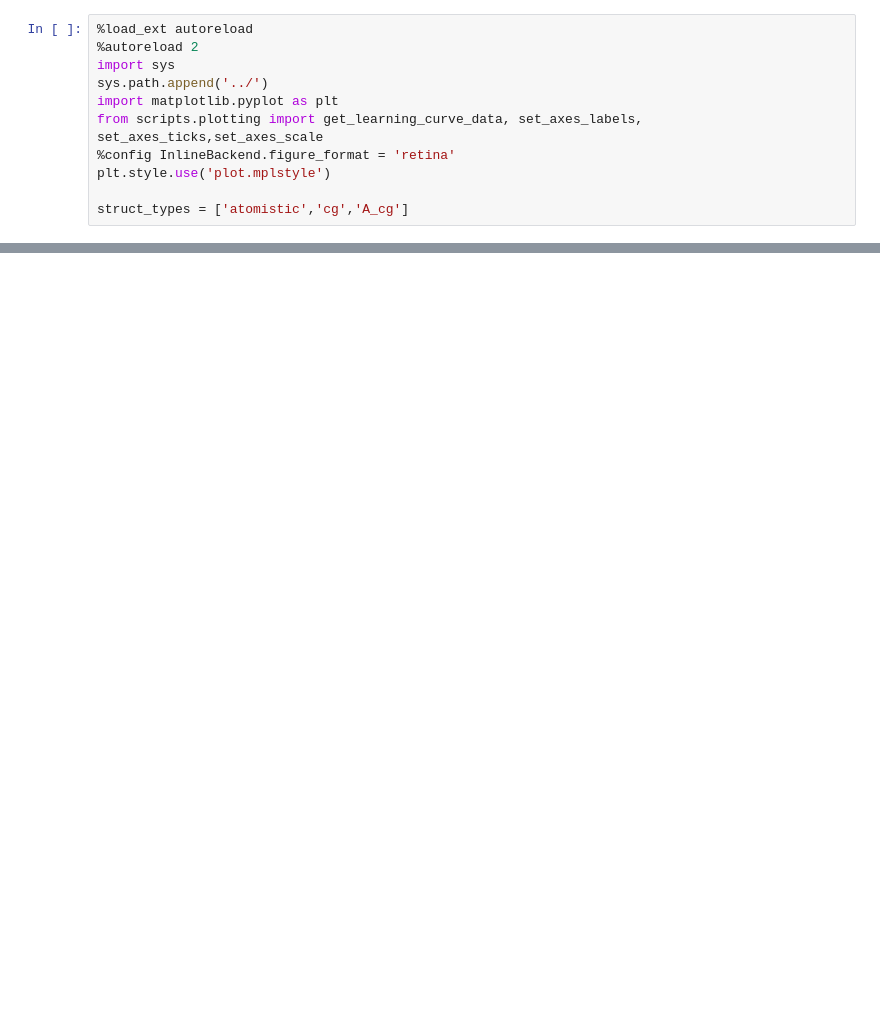
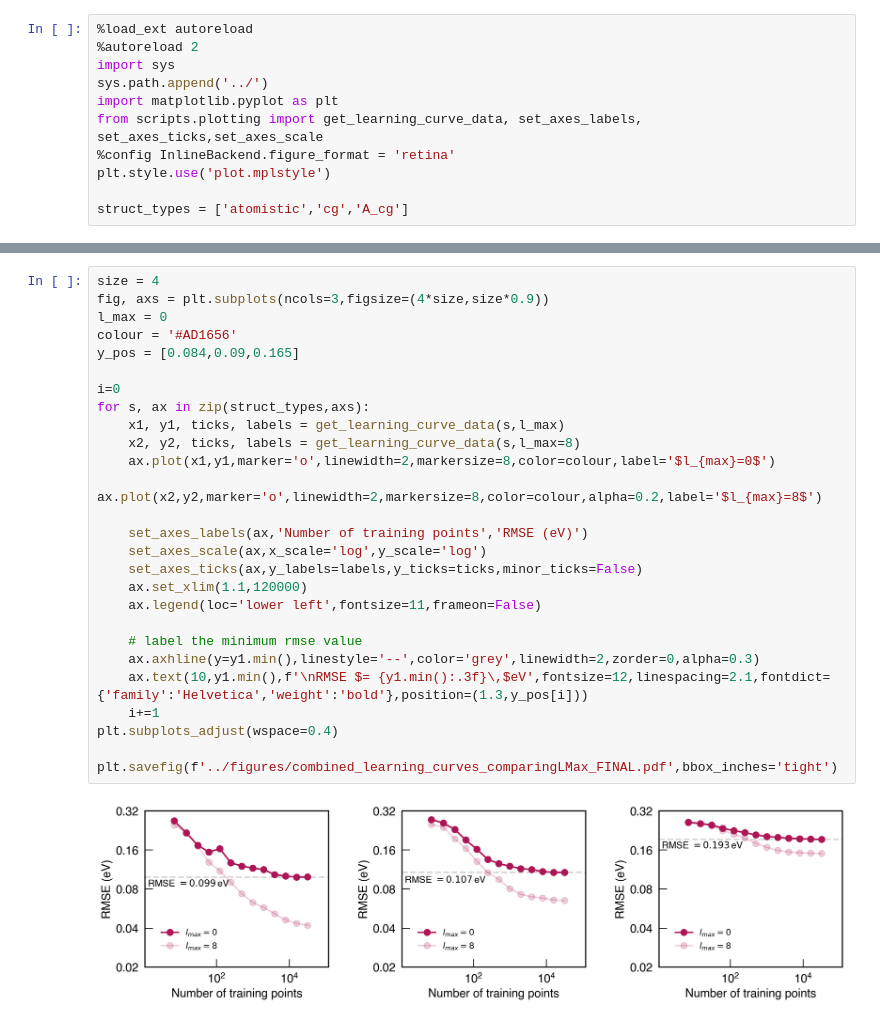
Before and after one commit to ZoeFaureBeaulieu/cg-gpr, a Jupyter notebook: notebooks/learning_curve_plot.ipynb, the cells around one changed output, grey strips where cells are left out. Drawn from its saved outputs; the diff is of its cells as text; blank space fills up the shorter version.

```diff
--- a/notebooks/learning_curve_plot.ipynb
+++ b/notebooks/learning_curve_plot.ipynb
@@ -35,0 +36,29 @@ plt.subplots_adjust(wspace=0.4)
+# %%
+size = 4
+fig, axs = plt.subplots(ncols=3,figsize=(4*size,size*0.9))
+l_max = 0
+colour = '#AD1656'
+y_pos = [0.084,0.09,0.165]
+
+i=0
+for s, ax in zip(struct_types,axs):
+    x1, y1, ticks, labels = get_learning_curve_data(s,l_max)
+    x2, y2, ticks, labels = get_learning_curve_data(s,l_max=8)
+    ax.plot(x1,y1,marker='o',linewidth=2,markersize=8,color=colour,label='$l_{max}=0$')
+    ax.plot(x2,y2,marker='o',linewidth=2,markersize=8,color=colour,alpha=0.2,label='$l_{max}=8$')
+
+    set_axes_labels(ax,'Number of training points','RMSE (eV)')
+    set_axes_scale(ax,x_scale='log',y_scale='log')
+    set_axes_ticks(ax,y_labels=labels,y_ticks=ticks,minor_ticks=False)
+    ax.set_xlim(1.1,120000)
+    ax.legend(loc='lower left',fontsize=11,frameon=False)
+
+    # label the minimum rmse value
+    ax.axhline(y=y1.min(),linestyle='--',color='grey',linewidth=2,zorder=0,alpha=0.3)
+    ax.text(10,y1.min(),f'\nRMSE $= {y1.min():.3f}\,$eV',fontsize=12,linespacing=2.1,fontdict={'family':'Helvetica','weight':'bold'},position=(1.3,y_pos[i]))
+    i+=1
+plt.subplots_adjust(wspace=0.4)
+
+plt.savefig(f'../figures/combined_learning_curves_comparingLMax_FINAL.pdf',bbox_inches='tight')
+# %% [output]
+[figure, added]
```
Also changed, not shown: parts of 1 cell of this notebook, 23 other files.
